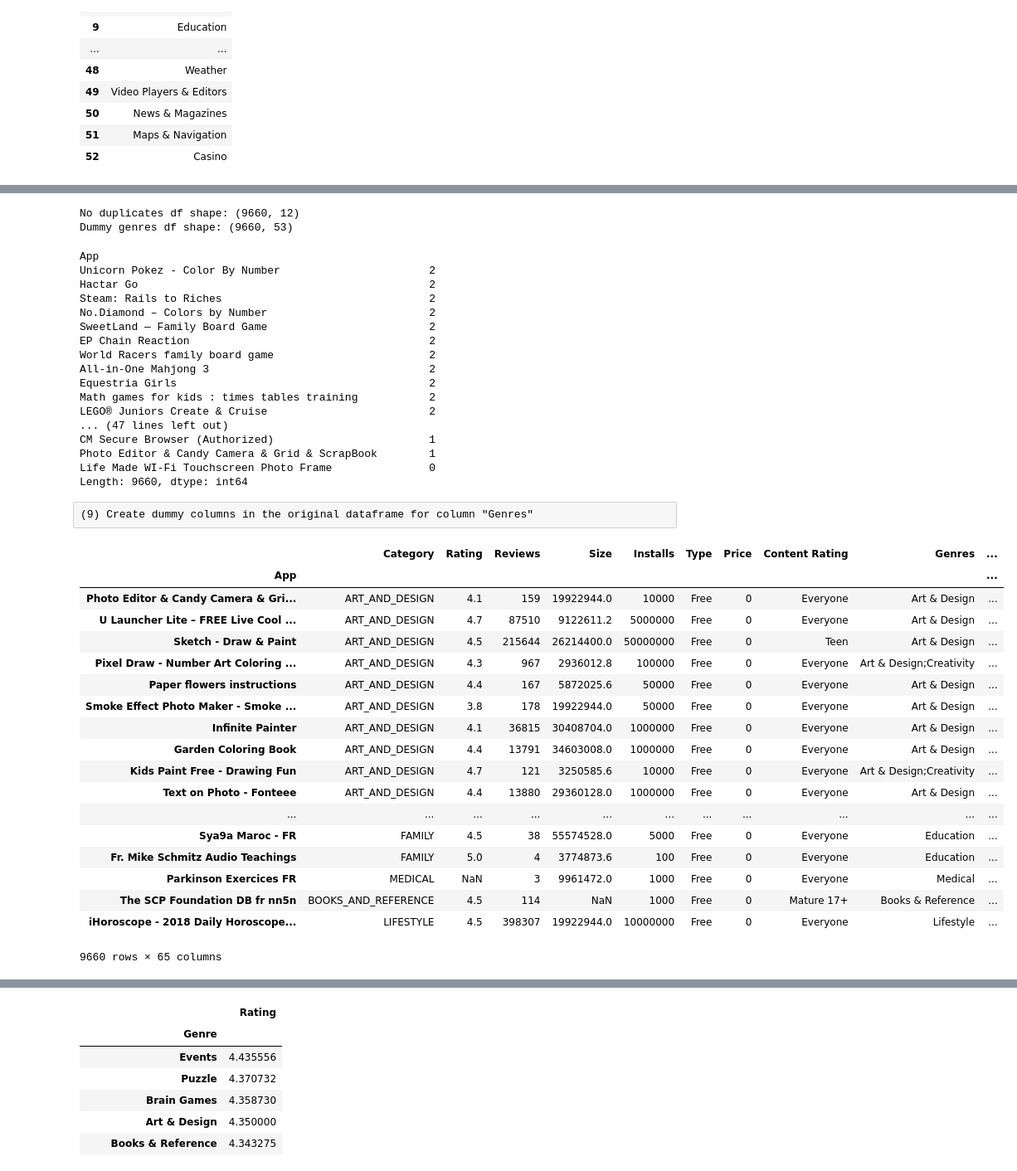
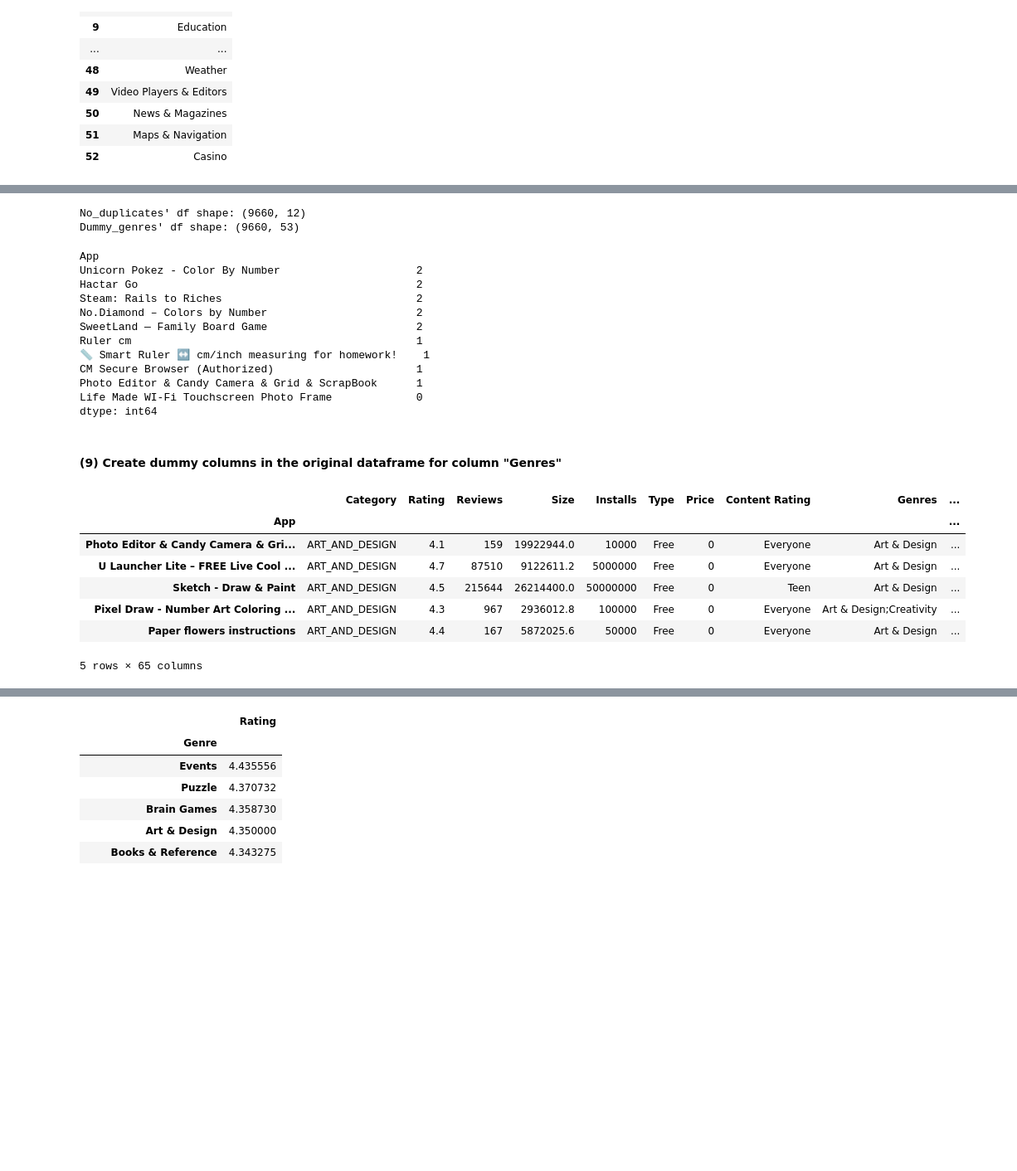
Before and after one commit to samulic/fcs, a Jupyter notebook: project.ipynb, the cells around one changed output, grey strips where cells are left out. Shown: that part at 83% size. Saved outputs shown, nothing was run; the diff lists cells and outputs as text; code cells hidden in the pictures; blank space fills up the shorter version.

```diff
--- a/project.ipynb
+++ b/project.ipynb
@@ -38,5 +39,5 @@ Settiamo la loro size a "-1"
 # %%
-gps.loc[gps['Size'].str.contains("\+|Varies with device"), "Size"] = "-1"
+gps.loc[gps['Size'].str.contains("Varies with device"), "Size"] = '-1'
 # %%
 sz = pd.DataFrame(gps.Size.str.split('.').tolist())
 print(sz.shape) # no more than two columns --> no more than two dots
@@ -383,48 +343,32 @@ genres_dummy
 # %%
-print("No duplicates df shape: {}\nDummy genres df shape: {}".format(df3.shape, genres_dummy.shape))
-genres_dummy.sum(axis = 1).sort_values(ascending = False) # missing genre in "Life Made WI-Fi*"
+print("No_duplicates' df shape: {}\nDummy_genres' df shape: {}".format(df3.shape, genres_dummy.shape))
+genres_dummy.sum(axis = 1).sort_values(ascending = False).iloc[np.r_[0:5, -5:0]] # missing genre in "Life Made WI-Fi*"
 # %% [output]
-No duplicates df shape: (9660, 12)
-Dummy genres df shape: (9660, 53)
+No_duplicates' df shape: (9660, 12)
+Dummy_genres' df shape: (9660, 53)
 App
-Unicorn Pokez - Color By Number                       2
-Hactar Go                                             2
-Steam: Rails to Riches                                2
-No.Diamond – Colors by Number                         2
-SweetLand — Family Board Game                         2
-EP Chain Reaction                                     2
-World Racers family board game                        2
-All-in-One Mahjong 3                                  2
-Equestria Girls                                       2
-Math games for kids : times tables training           2
-LEGO® Juniors Create & Cruise                         2
-... (47 lines left out)
-CM Secure Browser (Authorized)                        1
-Photo Editor & Candy Camera & Grid & ScrapBook        1
-Life Made WI-Fi Touchscreen Photo Frame               0
-Length: 9660, dtype: int64
+Unicorn Pokez - Color By Number                     2
+Hactar Go                                           2
+Steam: Rails to Riches                              2
+No.Diamond – Colors by Number                       2
+SweetLand — Family Board Game                       2
+Ruler cm                                            1
+📏 Smart Ruler ↔️ cm/inch measuring for homework!    1
+CM Secure Browser (Authorized)                      1
+Photo Editor & Candy Camera & Grid & ScrapBook      1
+Life Made WI-Fi Touchscreen Photo Frame             0
+dtype: int64
-# %% [raw]
-(9) Create dummy columns in the original dataframe for column "Genres"
+# %% [markdown]
+#### (9) Create dummy columns in the original dataframe for column "Genres"
 # %%
 df4 = df3.join(genres_dummy)
-df4
+df4.head(5)
 # %% [output]
 |  | Category | Rating | Reviews | Size | Installs | Type | Price | Content Rating | Genres | ... |
 | App |  |  |  |  |  |  |  |  |  | ... |
 | Photo Editor & Candy Camera & Gri... | ART_AND_DESIGN | 4.1 | 159 | 19922944.0 | 10000 | Free | 0 | Everyone | Art & Design | ... |
 | U Launcher Lite – FREE Live Cool ... | ART_AND_DESIGN | 4.7 | 87510 | 9122611.2 | 5000000 | Free | 0 | Everyone | Art & Design | ... |
 | Sketch - Draw & Paint | ART_AND_DESIGN | 4.5 | 215644 | 26214400.0 | 50000000 | Free | 0 | Teen | Art & Design | ... |
 | Pixel Draw - Number Art Coloring ... | ART_AND_DESIGN | 4.3 | 967 | 2936012.8 | 100000 | Free | 0 | Everyone | Art & Design;Creativity | ... |
 | Paper flowers instructions | ART_AND_DESIGN | 4.4 | 167 | 5872025.6 | 50000 | Free | 0 | Everyone | Art & Design | ... |
-| Smoke Effect Photo Maker - Smoke ... | ART_AND_DESIGN | 3.8 | 178 | 19922944.0 | 50000 | Free | 0 | Everyone | Art & Design | ... |
-| Infinite Painter | ART_AND_DESIGN | 4.1 | 36815 | 30408704.0 | 1000000 | Free | 0 | Everyone | Art & Design | ... |
-| Garden Coloring Book | ART_AND_DESIGN | 4.4 | 13791 | 34603008.0 | 1000000 | Free | 0 | Everyone | Art & Design | ... |
-| Kids Paint Free - Drawing Fun | ART_AND_DESIGN | 4.7 | 121 | 3250585.6 | 10000 | Free | 0 | Everyone | Art & Design;Creativity | ... |
-| Text on Photo - Fonteee | ART_AND_DESIGN | 4.4 | 13880 | 29360128.0 | 1000000 | Free | 0 | Everyone | Art & Design | ... |
-| ... | ... | ... | ... | ... | ... | ... | ... | ... | ... | ... |
-| Sya9a Maroc - FR | FAMILY | 4.5 | 38 | 55574528.0 | 5000 | Free | 0 | Everyone | Education | ... |
-| Fr. Mike Schmitz Audio Teachings | FAMILY | 5.0 | 4 | 3774873.6 | 100 | Free | 0 | Everyone | Education | ... |
-| Parkinson Exercices FR | MEDICAL | NaN | 3 | 9961472.0 | 1000 | Free | 0 | Everyone | Medical | ... |
-| The SCP Foundation DB fr nn5n | BOOKS_AND_REFERENCE | 4.5 | 114 | NaN | 1000 | Free | 0 | Mature 17+ | Books & Reference | ... |
-| iHoroscope - 2018 Daily Horoscope... | LIFESTYLE | 4.5 | 398307 | 19922944.0 | 10000000 | Free | 0 | Everyone | Lifestyle | ... |
-9660 rows × 65 columns
+5 rows × 65 columns
```
Also changed, not shown: parts of 45 cells of this notebook, 1 other file.
